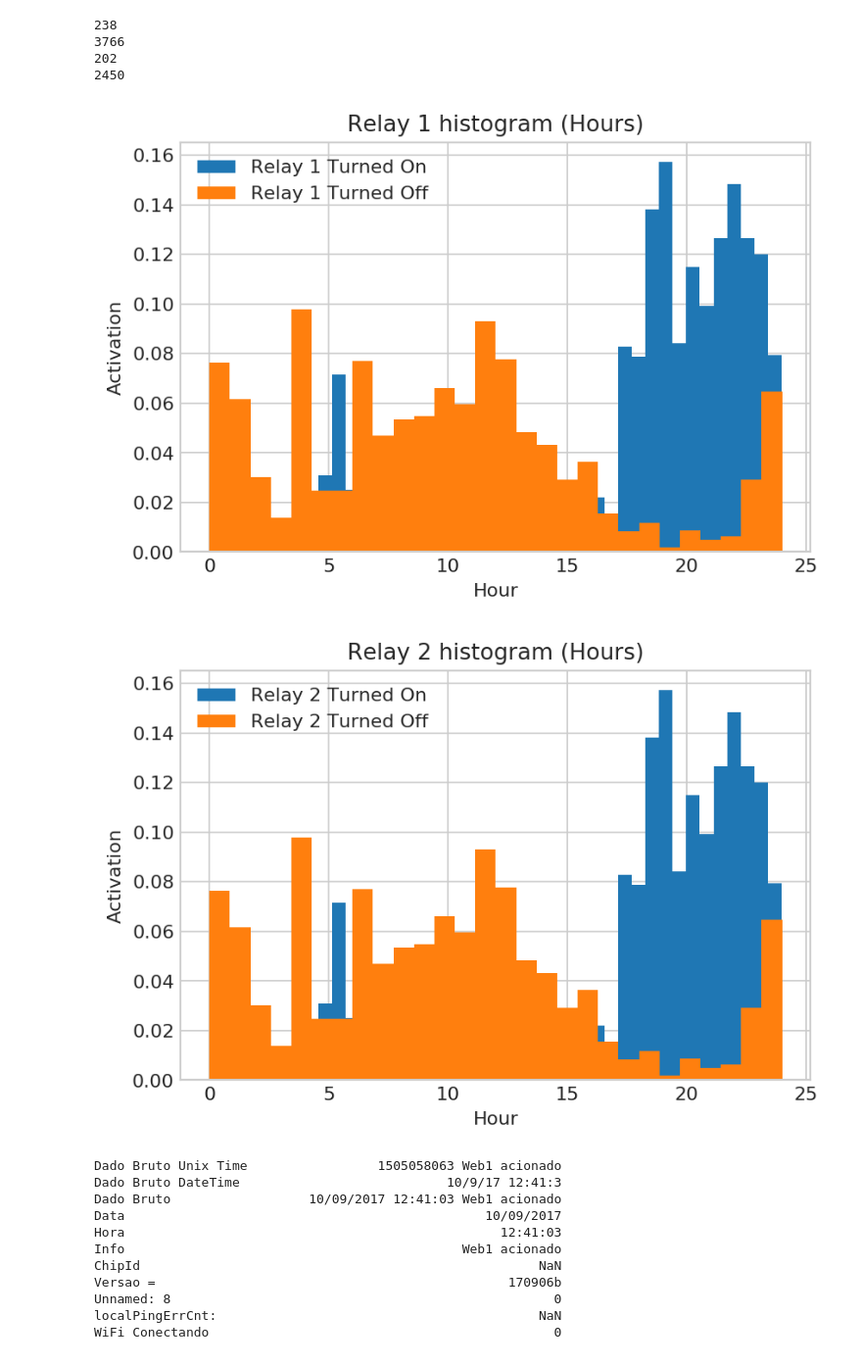
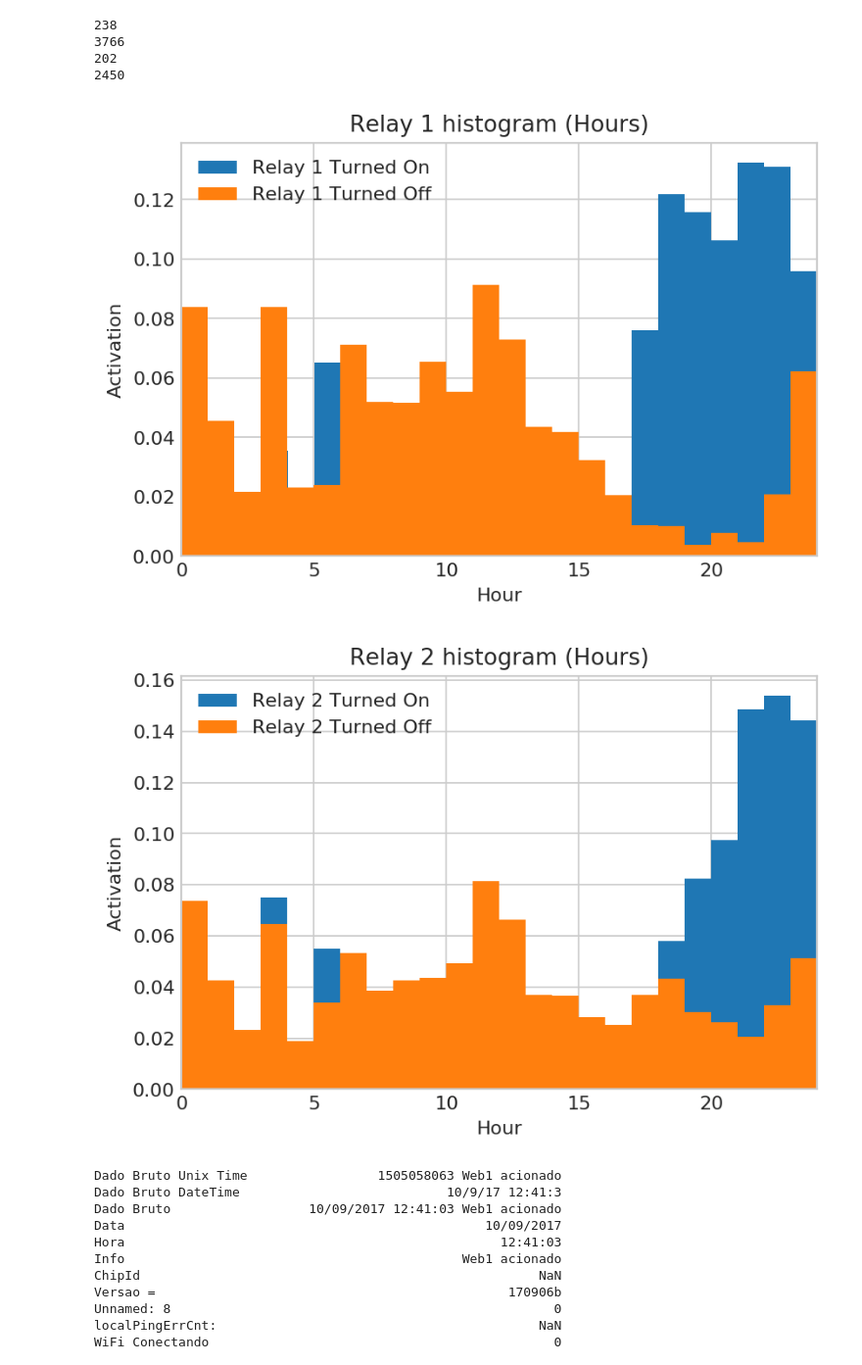
Before and after one commit to hedwig-project/ML-explorations, a Jupyter notebook: Hallway Data Set.ipynb, the cells around one changed output. Shown at 98% size. Saved outputs shown, nothing was run; the diff lists cells and outputs as text; code cells hidden in the pictures.

```diff
--- a/Hallway Data Set.ipynb
+++ b/Hallway Data Set.ipynb
@@ -60,26 +60,28 @@ print(len(rele2_hours_turned_on))
 # %%
 rele1_only_hours_turned_on = [hour/3600 for hour in rele1_hours_turned_on]
 rele1_only_hours_turned_off = [hour/3600 for hour in rele1_hours_turned_off]
-plt.hist(rele1_only_hours_turned_on, bins='auto', normed=True, label = 'Relay 1 Turned On')
-plt.hist(rele1_only_hours_turned_off, bins='auto', normed=True, label = 'Relay 1 Turned Off')
+plt.xlim(0, 24)
+plt.hist(rele1_only_hours_turned_on, bins=24, normed=True, label = 'Relay 1 Turned On')
+plt.hist(rele1_only_hours_turned_off, bins=24, normed=True, label = 'Relay 1 Turned Off')
 plt.title('Relay 1 histogram (Hours)')
 plt.xlabel('Hour')
 plt.ylabel('Activation')
 plt.legend()
 plt.show()
 
 rele2_only_hours_turned_on = [hour/3600 for hour in rele2_hours_turned_on]
 rele2_only_hours_turned_off = [hour/3600 for hour in rele2_hours_turned_off]
-plt.hist(rele1_only_hours_turned_on, bins='auto', normed=True, label = 'Relay 2 Turned On')
-plt.hist(rele1_only_hours_turned_off, bins='auto', normed=True, label = 'Relay 2 Turned Off')
+plt.xlim(0, 24)
+plt.hist(rele2_only_hours_turned_on, bins=24, normed=True, label = 'Relay 2 Turned On')
+plt.hist(rele2_only_hours_turned_off, bins=24, normed=True, label = 'Relay 2 Turned Off')
 plt.title('Relay 2 histogram (Hours)')
 plt.xlabel('Hour')
 plt.ylabel('Activation')
 plt.legend()
 plt.show()
 # %% [output]
-[figure, old version]
+[figure, new version]
-[figure, old version]
+[figure, new version]
 # %%
 data = ml_data.iloc[28]
 print(data)
```
Also changed, not shown: parts of 2 cells of this notebook.
